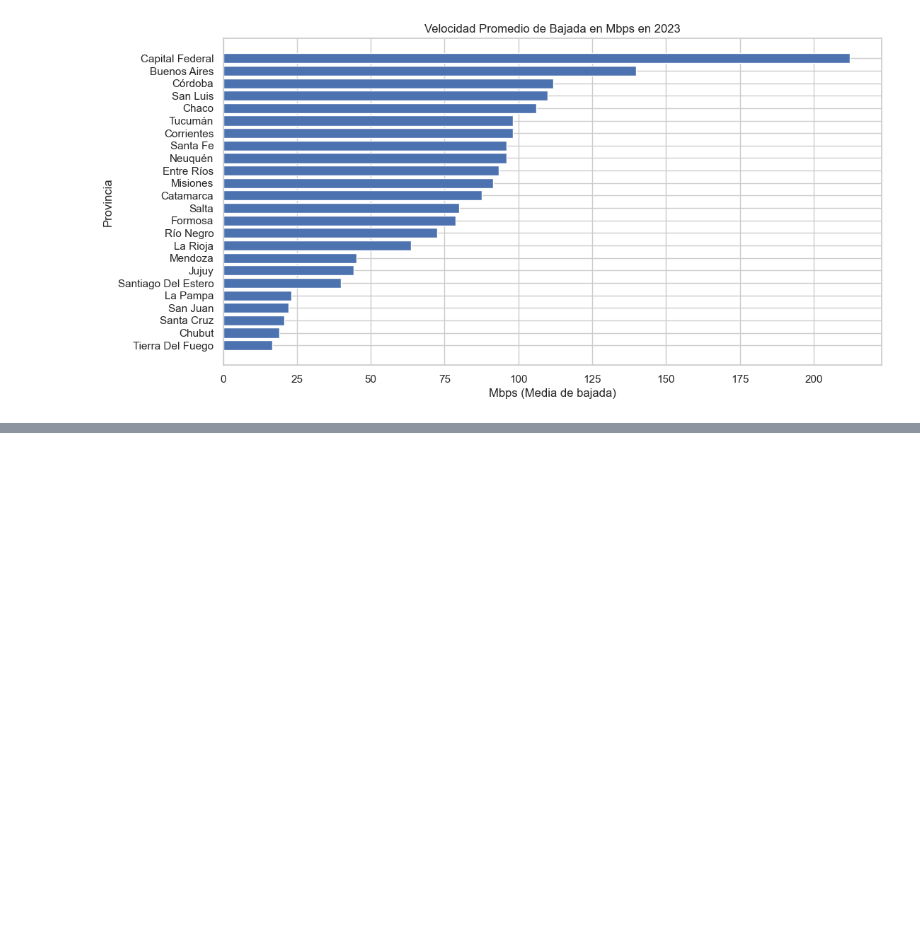
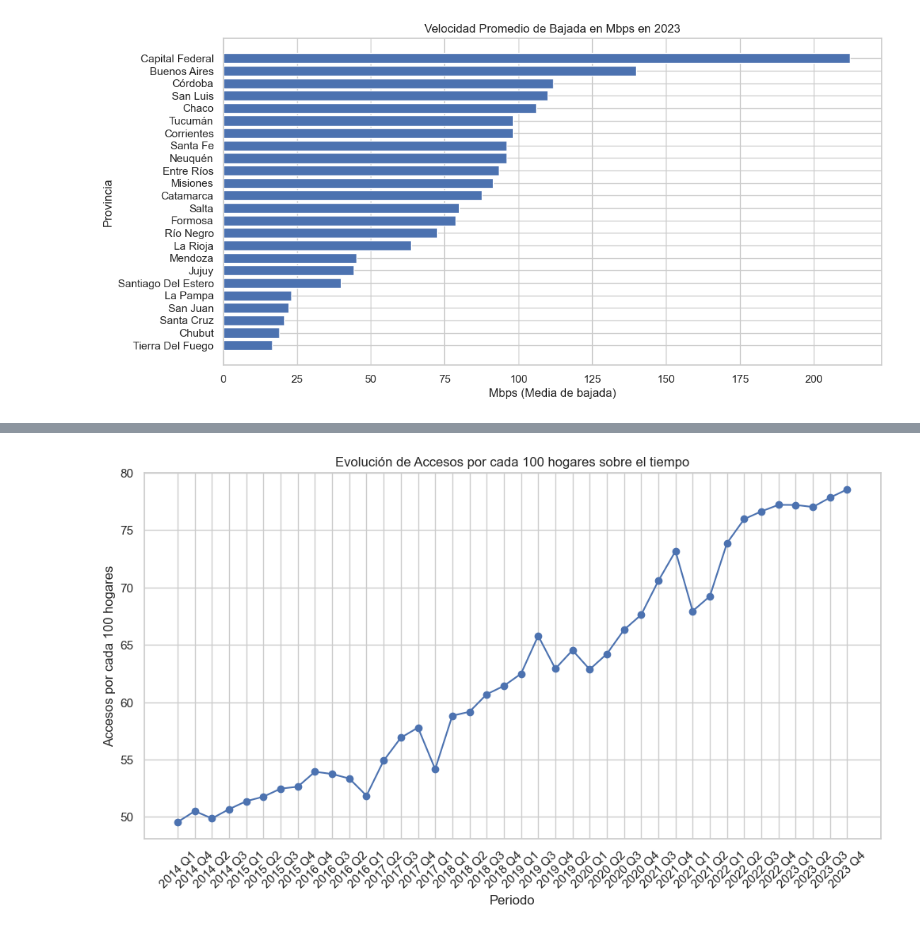
Before and after one commit to dnewbie25/Analisis-Telecomunicaciones-Argentina, a Jupyter notebook: internet_EDA.ipynb, the cells around one changed output, grey strips where cells are left out. Drawn from its saved outputs; the diff is of its cells as text; code cells hidden in the pictures; blank space fills up the shorter version.

Commit message:
Finalizar EDA de internet y exportar CSV de cada archivo

```diff
--- a/internet_EDA.ipynb
+++ b/internet_EDA.ipynb
@@ -244,0 +258,15 @@ Text(0.5, 1.0, 'Velocidad Promedio de Bajada en Mbps en 2023')
+# %%
+penetracion_hasta_2023 = internet_penetracion[(internet_penetracion['Año']<=2023)].sort_values('Año')
+penetracion_hasta_2023['Periodo'] = penetracion_hasta_2023['Año'].astype(str) + ' Q' + penetracion_hasta_2023['Trimestre'].astype(str)
+
+
+plt.figure(figsize=(12, 6))
+plt.plot(penetracion_hasta_2023['Periodo'], penetracion_hasta_2023['Accesos por cada 100 hogares'], marker='o')
+plt.title('Evolución de Accesos por cada 100 hogares sobre el tiempo')
+plt.xlabel('Periodo')
+plt.ylabel('Accesos por cada 100 hogares')
+plt.xticks(rotation=45)
+plt.grid(True)
+plt.show()
+# %% [output]
+[figure, added]
```
Also changed, not shown: parts of 8 cells of this notebook, 6 other files.
